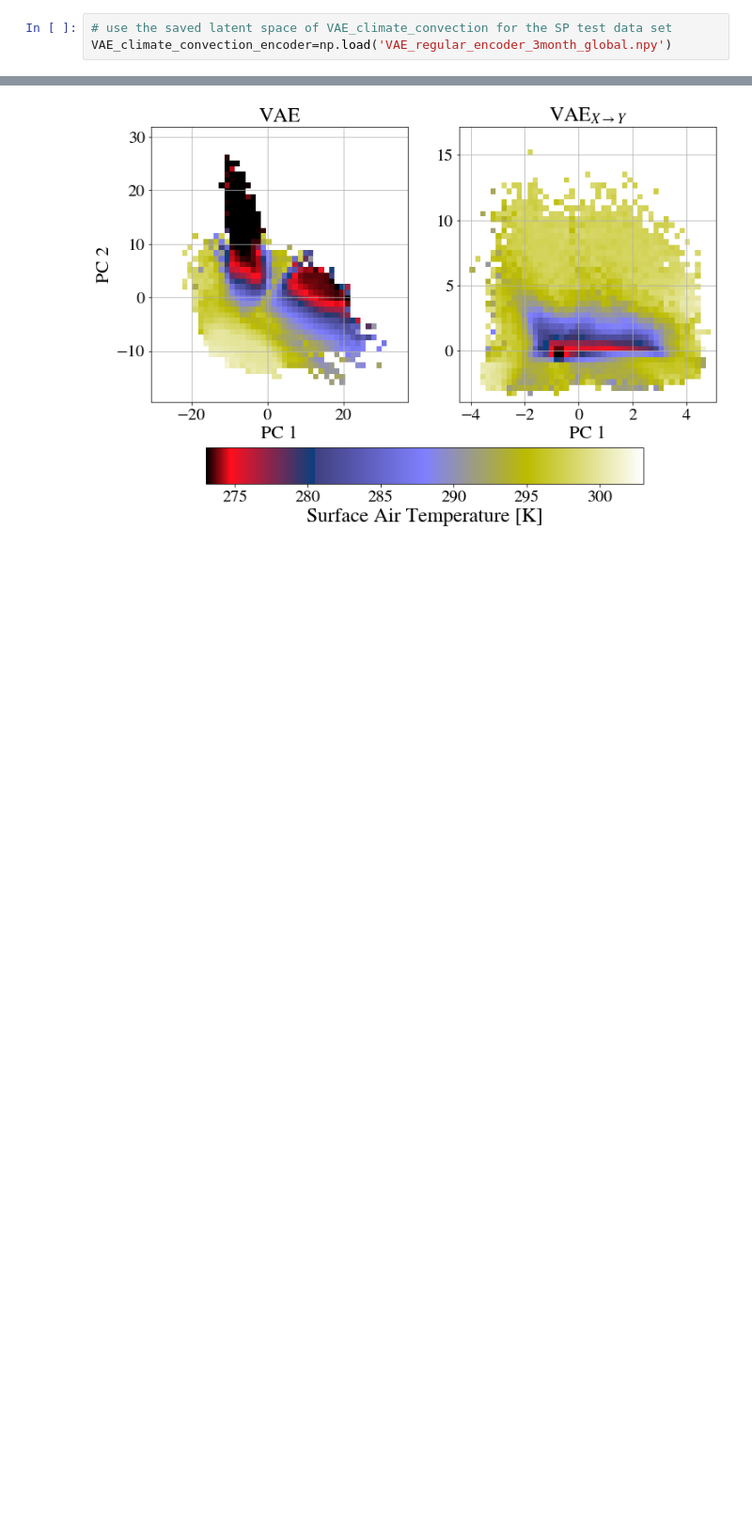
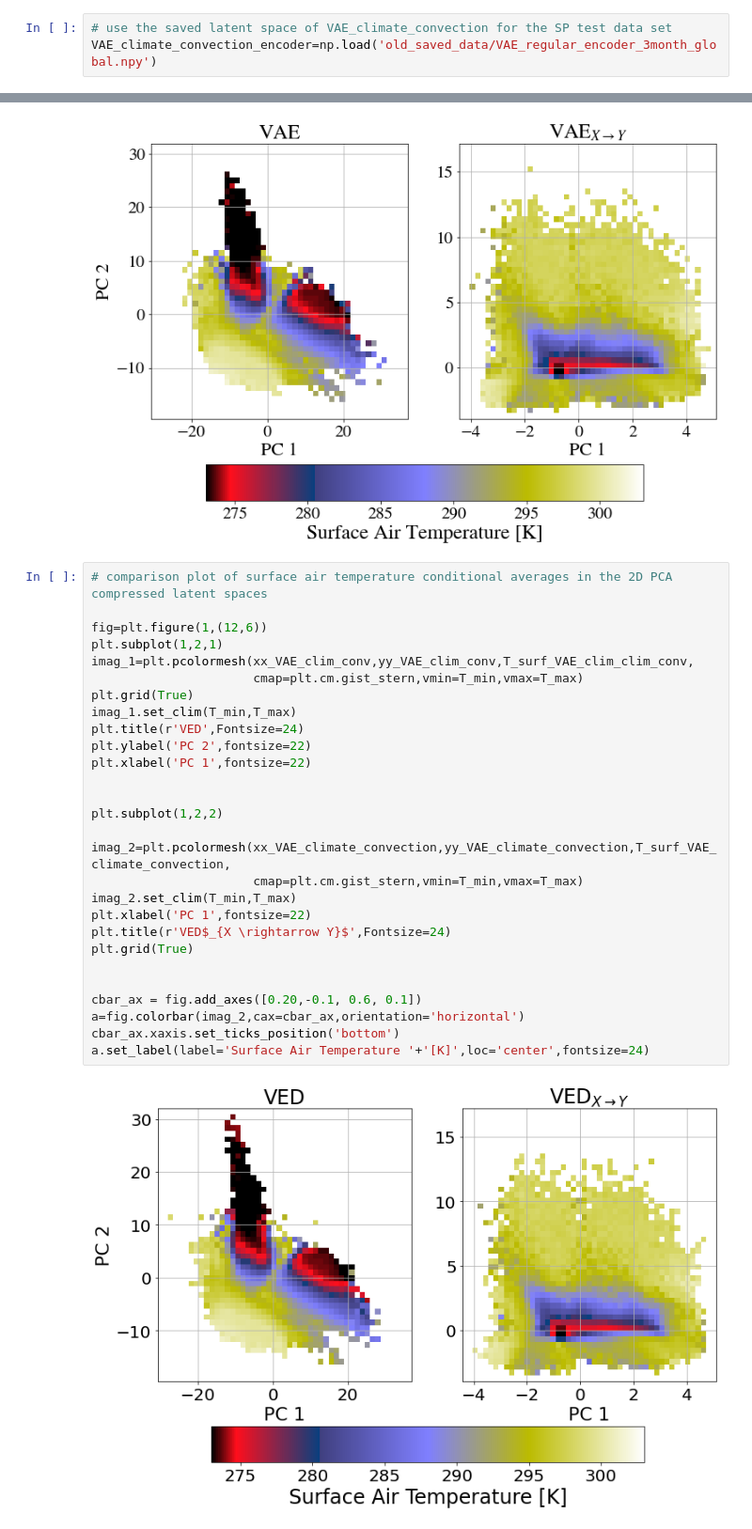
Before and after one commit to EyringMLClimateGroup/behrens22james_SPCAM_VED, a Jupyter notebook: VAE_clim_clim_conv_VAE_climate_convection_Surf_T.ipynb, the cells around one changed output, grey strips where cells are left out. Shown at 94% size. Cells and saved outputs as stored; diff of their text form; blank space fills up the shorter version.

Commit message:
Update latent space comparison plots of VAE and VAE_X_Y

```diff
--- a/VAE_clim_clim_conv_VAE_climate_convection_Surf_T.ipynb
+++ b/VAE_clim_clim_conv_VAE_climate_convection_Surf_T.ipynb
@@ -141,7 +125,7 @@ VAE_clim_clim_conv_encoder_pca=PCA(n_components=2).fit_transform(VAE_clim_clim_c
 del VAE_clim_clim_conv_encoder
 # %%
 # use the saved latent space of VAE_climate_convection for the SP test data set
-VAE_climate_convection_encoder=np.load('VAE_regular_encoder_3month_global.npy')
+VAE_climate_convection_encoder=np.load('old_saved_data/VAE_regular_encoder_3month_global.npy')
 # %%
 # compress 5D latent space of VAE_climate_convection with PCA to 2D
 VAE_climate_convection_encoder_pca=PCA(n_components=2).fit_transform(VAE_climate_convection_encoder)
@@ -407,6 +391,36 @@ cbar_ax.xaxis.set_ticks_position('bottom')
 a.set_label(label='Surface Air Temperature '+'[K]',loc='center',fontsize=24)
 # %% [output]
 [figure]
+# %%
+# comparison plot of surface air temperature conditional averages in the 2D PCA compressed latent spaces
+
+fig=plt.figure(1,(12,6))
+plt.subplot(1,2,1)
+imag_1=plt.pcolormesh(xx_VAE_clim_conv,yy_VAE_clim_conv,T_surf_VAE_clim_clim_conv,
+                      cmap=plt.cm.gist_stern,vmin=T_min,vmax=T_max)
+plt.grid(True)
+imag_1.set_clim(T_min,T_max)
+plt.title(r'VED',Fontsize=24)
+plt.ylabel('PC 2',fontsize=22)
+plt.xlabel('PC 1',fontsize=22)
+
+
+plt.subplot(1,2,2)
+
+imag_2=plt.pcolormesh(xx_VAE_climate_convection,yy_VAE_climate_convection,T_surf_VAE_climate_convection,
+                      cmap=plt.cm.gist_stern,vmin=T_min,vmax=T_max)
+imag_2.set_clim(T_min,T_max)
+plt.xlabel('PC 1',fontsize=22)
+plt.title(r'VED$_{X \rightarrow Y}$',Fontsize=24)
+plt.grid(True)
+
+
+cbar_ax = fig.add_axes([0.20,-0.1, 0.6, 0.1])
+a=fig.colorbar(imag_2,cax=cbar_ax,orientation='horizontal')
+cbar_ax.xaxis.set_ticks_position('bottom')
+a.set_label(label='Surface Air Temperature '+'[K]',loc='center',fontsize=24)
+# %% [output]
+[figure, added]
 # %%
 # comparison plot of precipitation conditional averages in the 2D PCA compressed latent spaces
 
```
Also changed, not shown: parts of 7 cells of this notebook.
